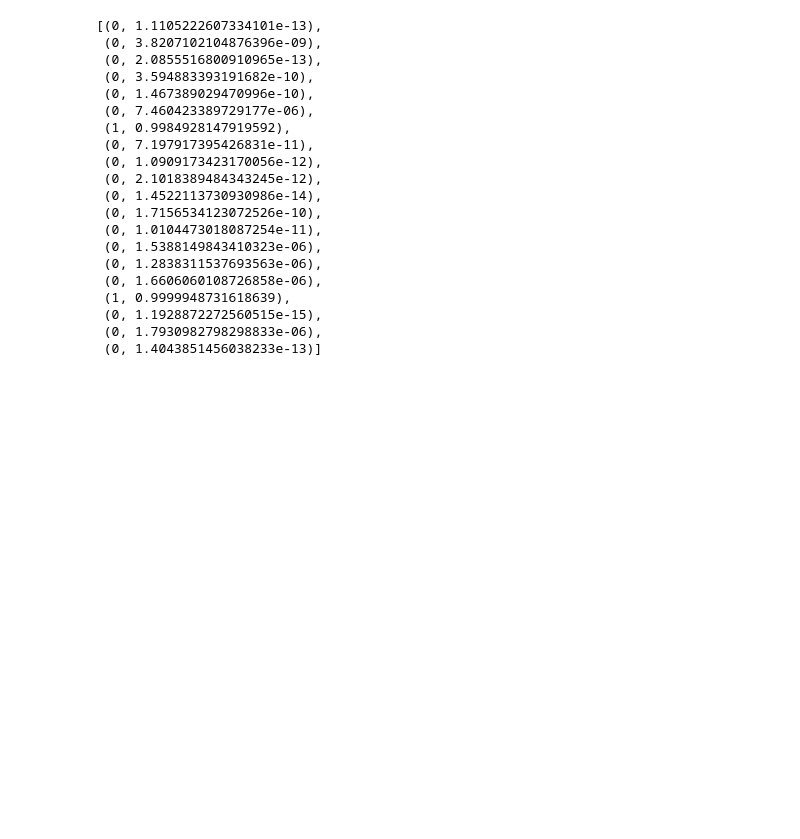
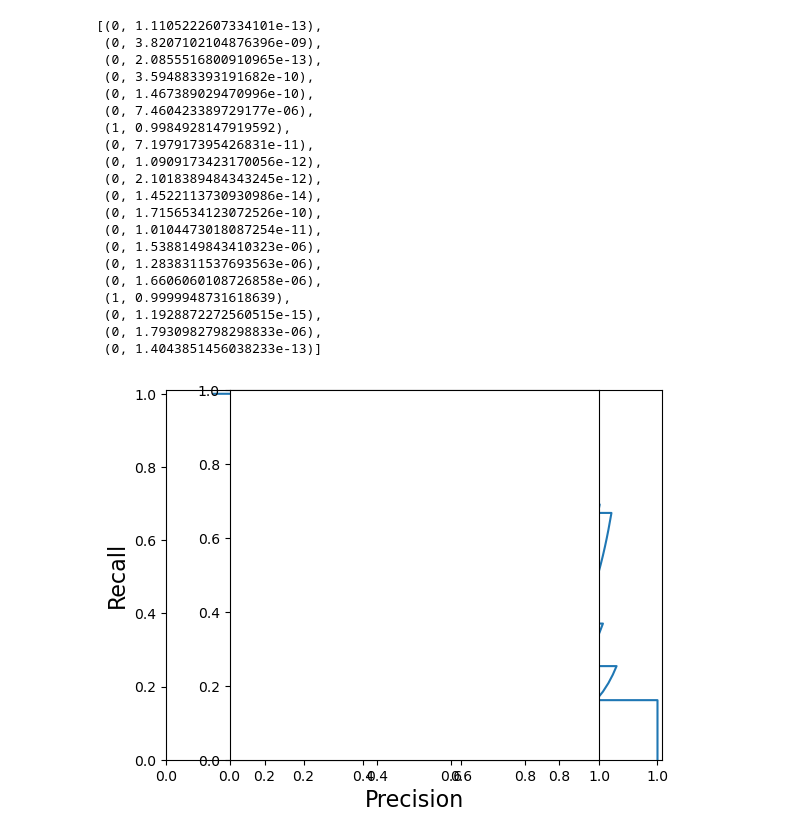
Before and after one commit to mrioshe/AppliedDataScienceWithPython, a Jupyter notebook: AppliedMachineLearninginPython/week3.ipynb, the cells around one changed output. Drawn from its saved outputs; the diff is of its cells as text; code cells hidden in the pictures; blank space fills up the shorter version.

```diff
--- a/AppliedMachineLearninginPython/week3.ipynb
+++ b/AppliedMachineLearninginPython/week3.ipynb
@@ -384,3 +393,22 @@ Please also refer to the documentation for alternative solver options:
  (0, 1.1928872272560515e-15),
  (0, 1.7930982798298833e-06),
  (0, 1.4043851456038233e-13)]
+# %%
+from sklearn.metrics import precision_recall_curve
+
+precision, recall, thresholds = precision_recall_curve(y_test, y_scores_lr)
+closest_zero = np.argmin(np.abs(thresholds))
+closest_zero_p = precision[closest_zero]
+closest_zero_r = recall[closest_zero]
+
+plt.figure()
+plt.xlim([0.0, 1.01])
+plt.ylim([0.0, 1.01])
+plt.plot(precision, recall, label='Precision-Recall Curve')
+plt.plot(closest_zero_p, closest_zero_r, 'o', markersize = 12, fillstyle = 'none', c='r', mew=3)
+plt.xlabel('Precision', fontsize=16)
+plt.ylabel('Recall', fontsize=16)
+plt.axes().set_aspect('equal')
+plt.show()
+# %% [output]
+[figure, added]
```
Also changed, not shown: parts of 18 cells of this notebook.
